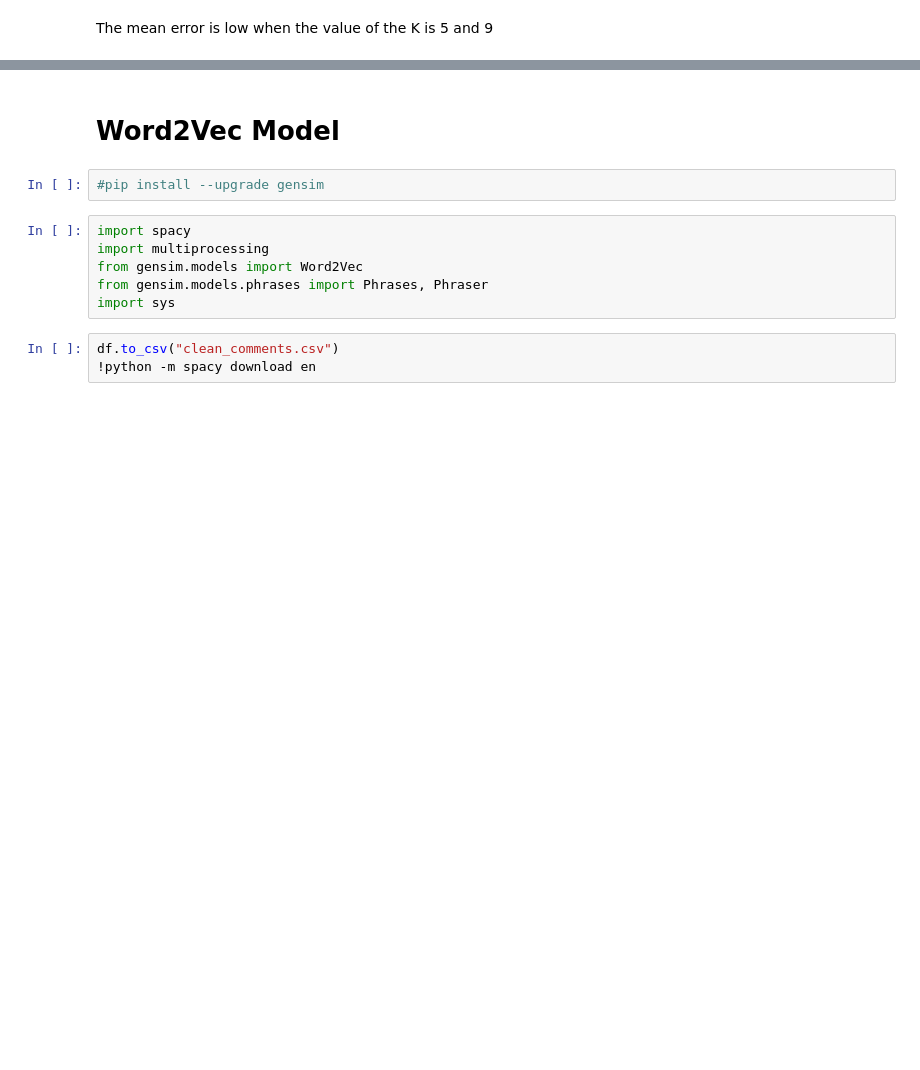
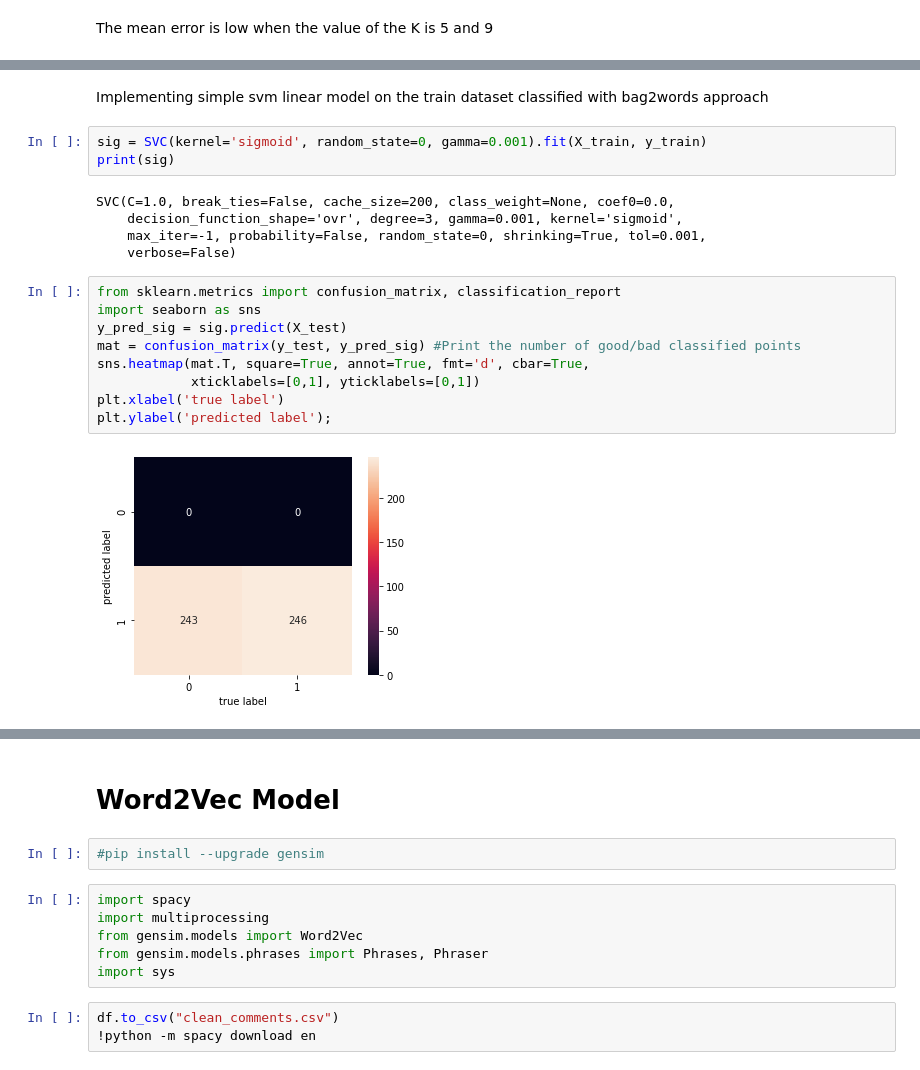
Before and after one commit to datarepresentation/spam-detector, a Jupyter notebook: spamDetector.ipynb, the cells around one changed output, grey strips where cells are left out. Saved outputs shown, nothing was run; the diff lists cells and outputs as text; blank space fills up the shorter version.

```diff
--- a/spamDetector.ipynb
+++ b/spamDetector.ipynb
@@ -446,0 +489,21 @@ Text(0, 0.5, 'Mean Error')
+# %% [markdown]
+Implementing simple svm linear model on the train dataset classified with bag2words approach
+# %%
+sig = SVC(kernel='sigmoid', random_state=0, gamma=0.001).fit(X_train, y_train)
+print(sig)
+# %% [output]
+SVC(C=1.0, break_ties=False, cache_size=200, class_weight=None, coef0=0.0,
+    decision_function_shape='ovr', degree=3, gamma=0.001, kernel='sigmoid',
+    max_iter=-1, probability=False, random_state=0, shrinking=True, tol=0.001,
+    verbose=False)
+# %%
+from sklearn.metrics import confusion_matrix, classification_report
+import seaborn as sns
+y_pred_sig = sig.predict(X_test)
+mat = confusion_matrix(y_test, y_pred_sig) #Print the number of good/bad classified points
+sns.heatmap(mat.T, square=True, annot=True, fmt='d', cbar=True,
+            xticklabels=[0,1], yticklabels=[0,1])
+plt.xlabel('true label')
+plt.ylabel('predicted label');
+# %% [output]
+[figure, added]
```
Also changed, not shown: parts of 40 cells of this notebook.
